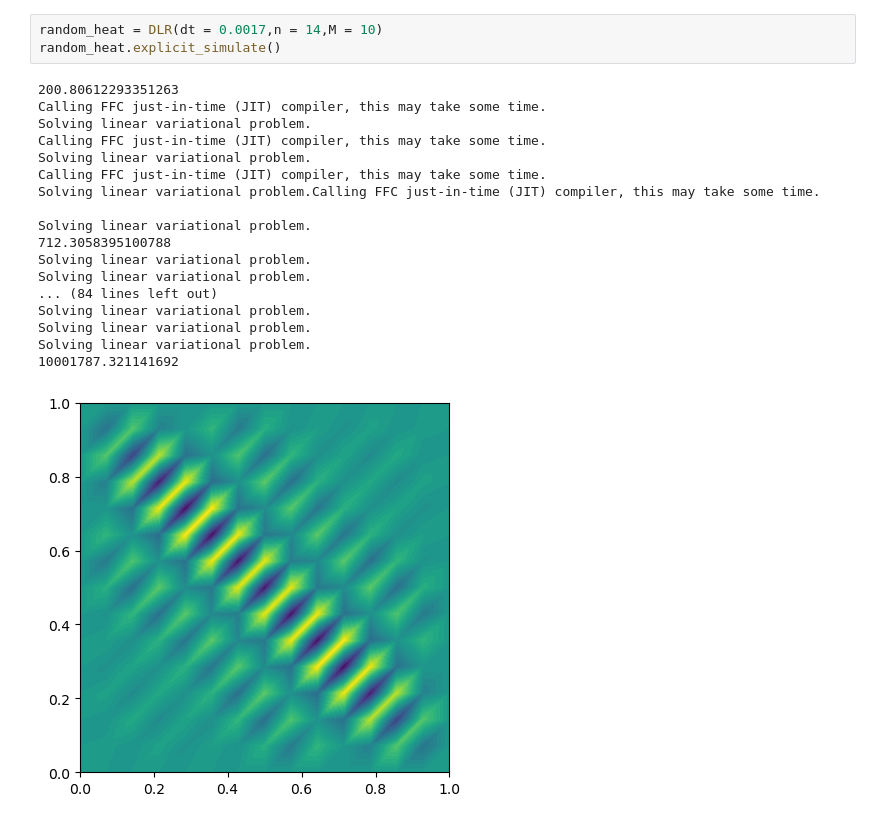
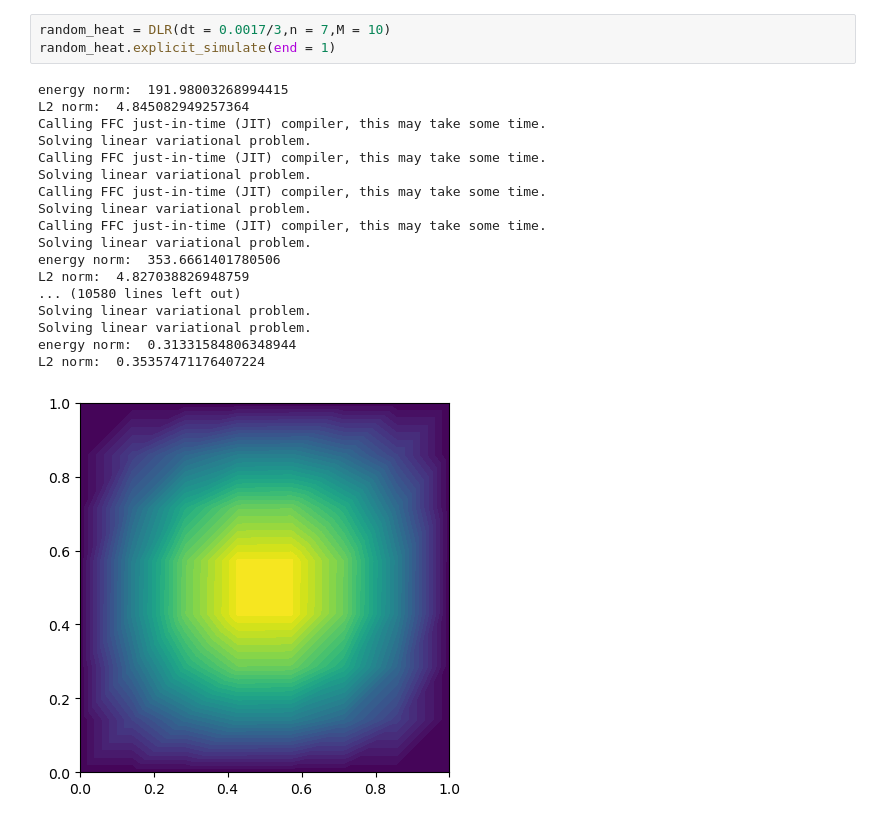
Before and after one commit to Naokikiki/Random_heat, a Jupyter notebook: random_heat/DLR.ipynb, the cells around one changed output. Saved outputs shown, nothing was run; the diff lists cells and outputs as text.

```diff
--- a/random_heat/DLR.ipynb
+++ b/random_heat/DLR.ipynb
@@ -380,22 +421,22 @@ Solving linear variational problem.
 # %%
-random_heat = DLR(dt = 0.0017,n = 14,M = 10)
-random_heat.explicit_simulate()
+random_heat = DLR(dt = 0.0017/3,n = 7,M = 10)
+random_heat.explicit_simulate(end = 1)
 # %% [output]
-200.80612293351263
+energy norm:  191.98003268994415
+L2 norm:  4.845082949257364
 Calling FFC just-in-time (JIT) compiler, this may take some time.
 Solving linear variational problem.
 Calling FFC just-in-time (JIT) compiler, this may take some time.
 Solving linear variational problem.
 Calling FFC just-in-time (JIT) compiler, this may take some time.
-Solving linear variational problem.Calling FFC just-in-time (JIT) compiler, this may take some time.
-
 Solving linear variational problem.
-712.3058395100788
+Calling FFC just-in-time (JIT) compiler, this may take some time.
+Solving linear variational problem.
+energy norm:  353.6661401780506
+L2 norm:  4.827038826948759
+... (10580 lines left out)
 Solving linear variational problem.
 Solving linear variational problem.
-... (84 lines left out)
-Solving linear variational problem.
-Solving linear variational problem.
-Solving linear variational problem.
-10001787.321141692
+energy norm:  0.31331584806348944
+L2 norm:  0.35357471176407224
-[figure, old version]
+[figure, new version]
```
Also changed, not shown: parts of 12 cells of this notebook.
